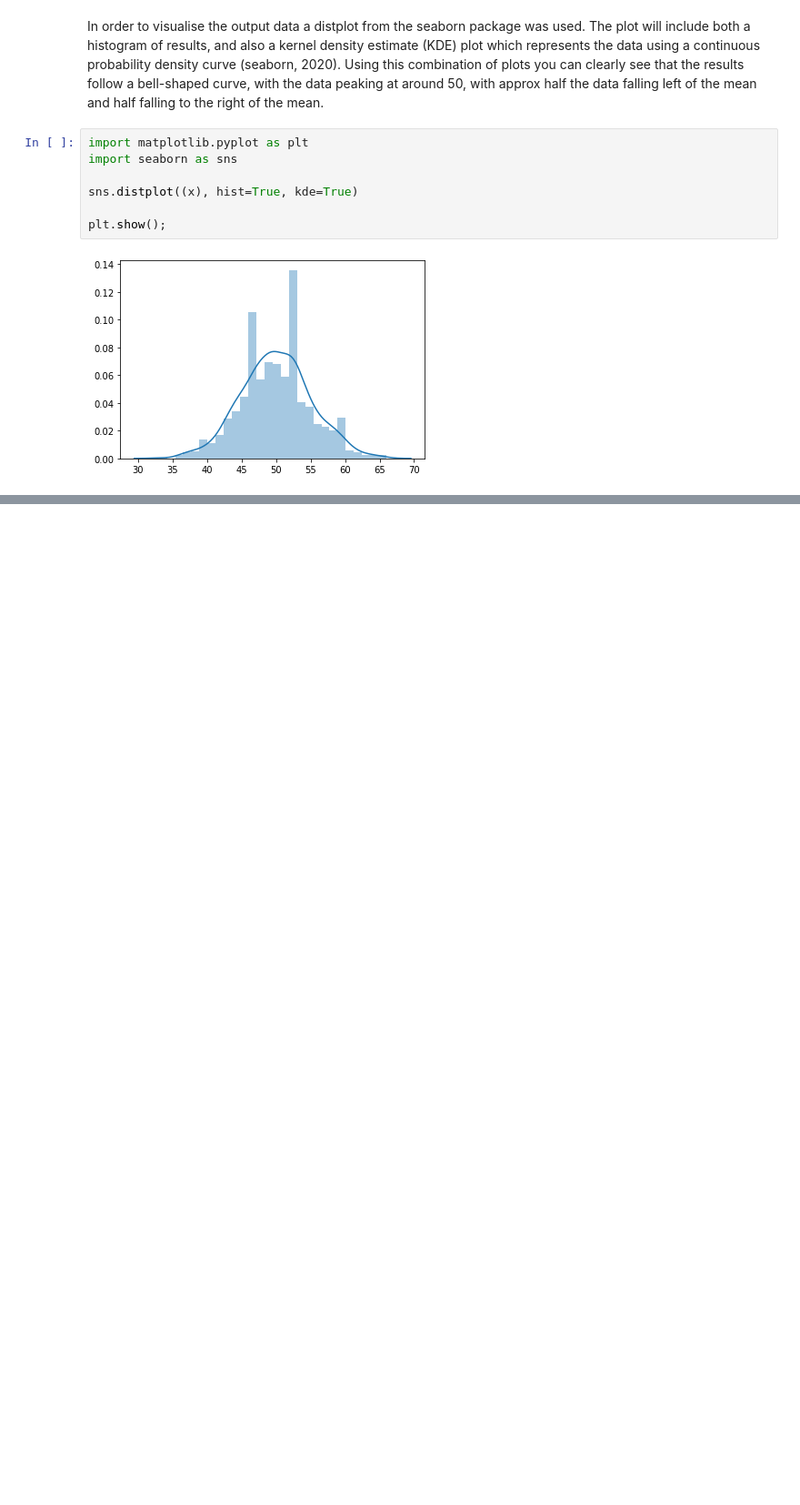
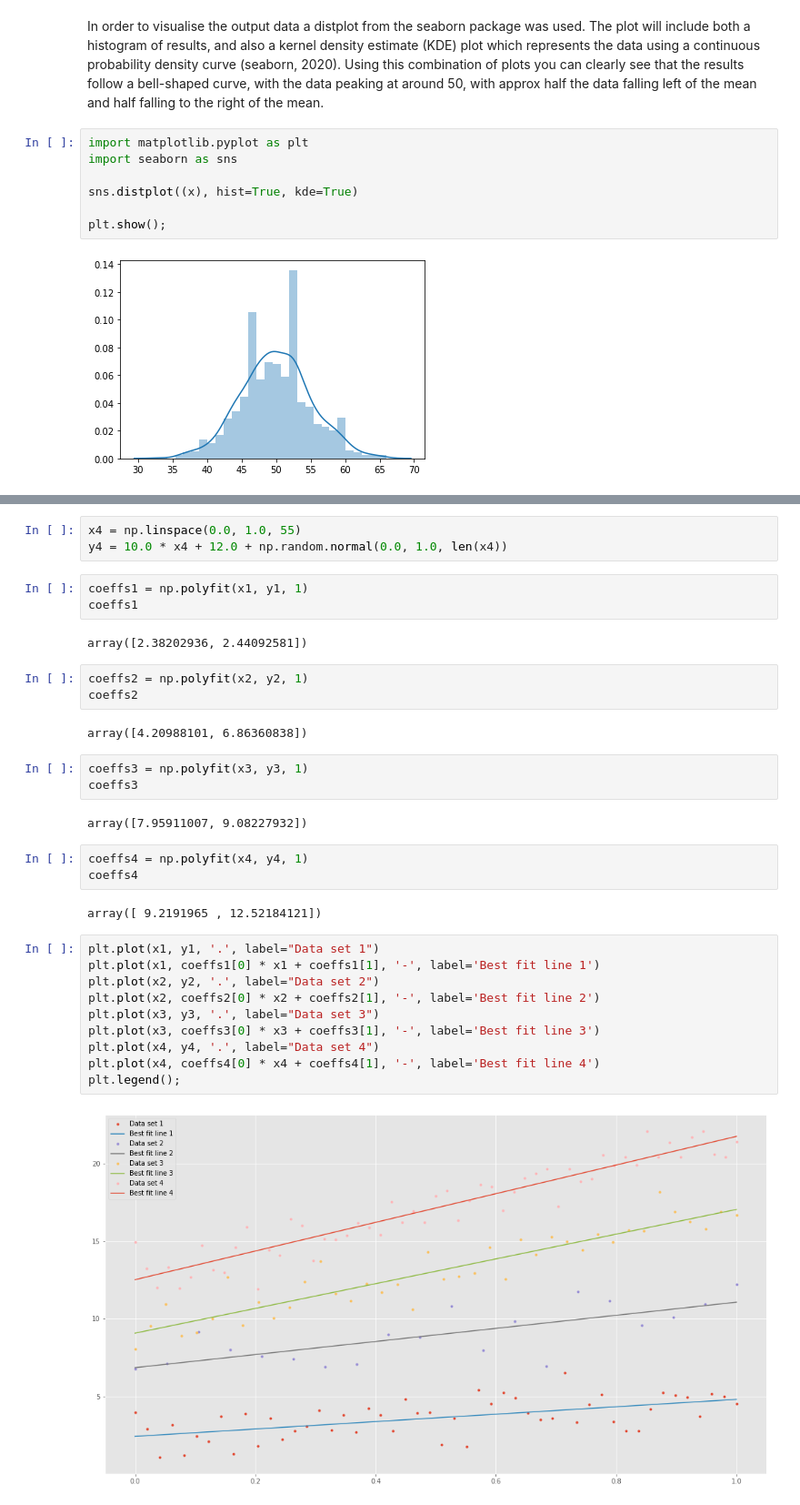
Before and after one commit to Willie2511/Fundamentals-of-Data-Analysis-Tasks, a Jupyter notebook: FDATasks.ipynb, the cells around one changed output, grey strips where cells are left out. Shown at 91% size. Drawn from its saved outputs; the diff is of its cells as text; blank space fills up the shorter version.

```diff
--- a/FDATasks.ipynb
+++ b/FDATasks.ipynb
@@ -110,0 +132,35 @@ plt.show();
+# %%
+x4 = np.linspace(0.0, 1.0, 55)
+y4 = 10.0 * x4 + 12.0 + np.random.normal(0.0, 1.0, len(x4))
+# %%
+coeffs1 = np.polyfit(x1, y1, 1)
+coeffs1
+# %% [output]
+array([2.38202936, 2.44092581])
+# %%
+coeffs2 = np.polyfit(x2, y2, 1)
+coeffs2
+# %% [output]
+array([4.20988101, 6.86360838])
+# %%
+coeffs3 = np.polyfit(x3, y3, 1)
+coeffs3
+# %% [output]
+array([7.95911007, 9.08227932])
+# %%
+coeffs4 = np.polyfit(x4, y4, 1)
+coeffs4
+# %% [output]
+array([ 9.2191965 , 12.52184121])
+# %%
+plt.plot(x1, y1, '.', label="Data set 1")
+plt.plot(x1, coeffs1[0] * x1 + coeffs1[1], '-', label='Best fit line 1')
+plt.plot(x2, y2, '.', label="Data set 2")
+plt.plot(x2, coeffs2[0] * x2 + coeffs2[1], '-', label='Best fit line 2')
+plt.plot(x3, y3, '.', label="Data set 3")
+plt.plot(x3, coeffs3[0] * x3 + coeffs3[1], '-', label='Best fit line 3')
+plt.plot(x4, y4, '.', label="Data set 4")
+plt.plot(x4, coeffs4[0] * x4 + coeffs4[1], '-', label='Best fit line 4')
+plt.legend();
+# %% [output]
+[figure, added]
```
Also changed, not shown: parts of 11 cells of this notebook.
